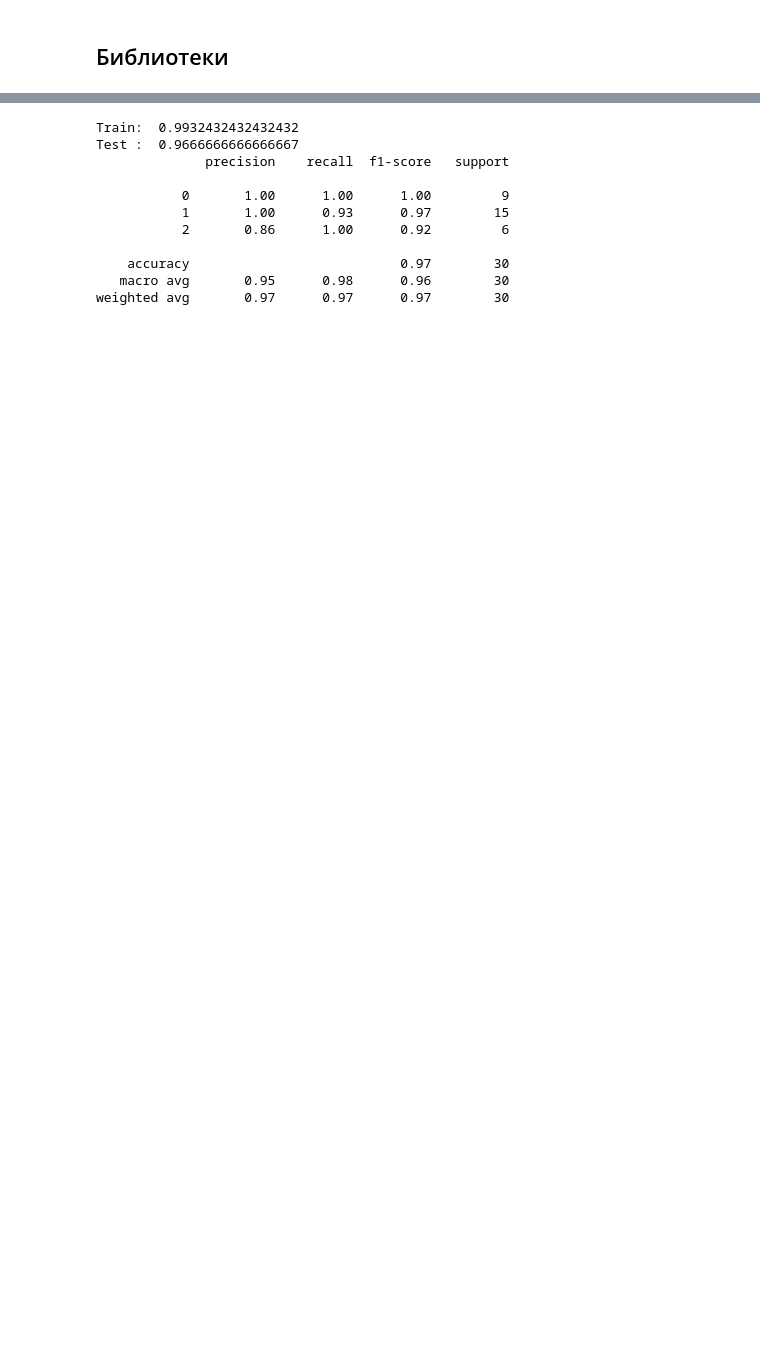
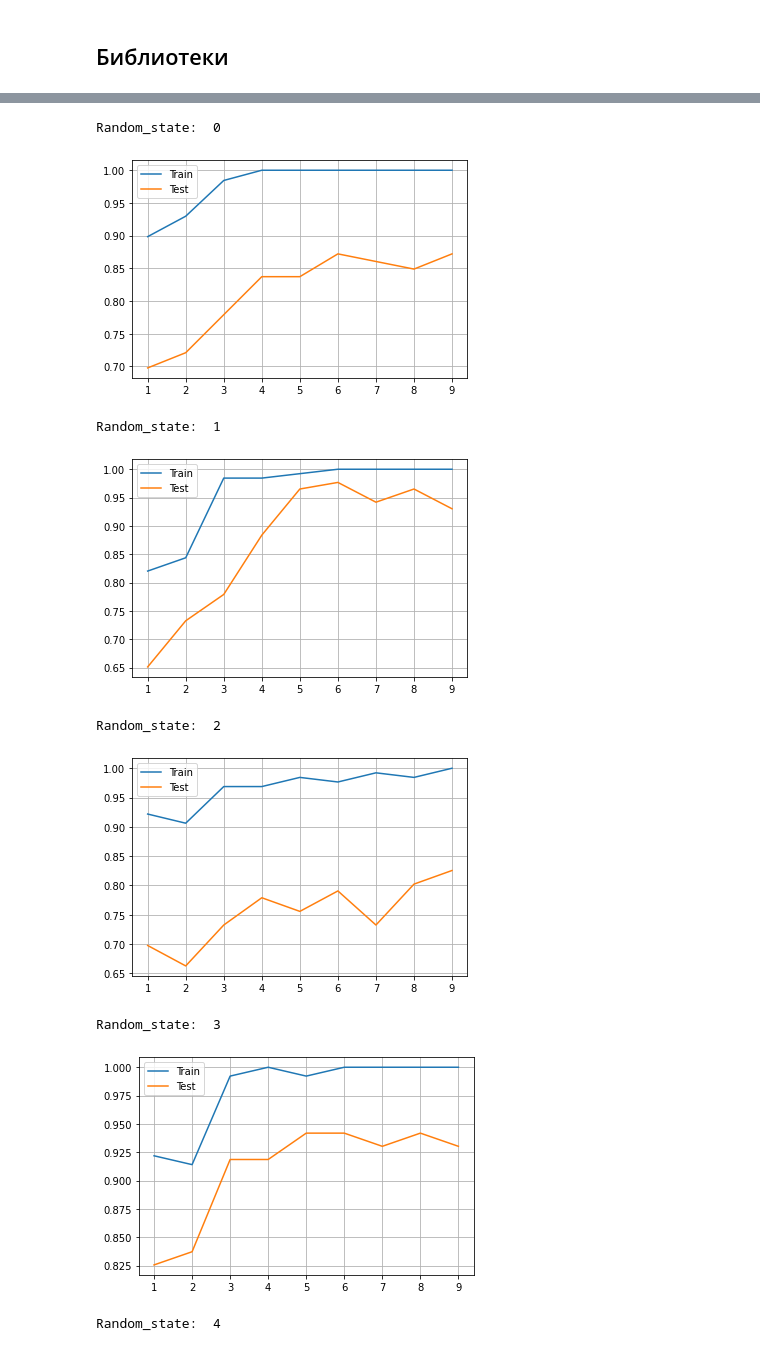
Before and after one commit to Dreammary0/Machine_learning, a Jupyter notebook: ММО 2022 - 2 Логические методы.ipynb, the cells around one changed output, grey strips where cells are left out. Cells and saved outputs as stored; diff of their text form; code cells hidden in the pictures; blank space fills up the shorter version.

```diff
--- a/ММО 2022 - 2 Логические методы.ipynb
+++ b/ММО 2022 - 2 Логические методы.ipynb
@@ -165,8 +198,12 @@ X_train, X_test, Y_train, Y_test = train_test_split(X, Y,
 # %%
 # Применение алгоритма классификации
 
-# Выбрать лучший критерии информативности: энтропийный (entroy) и Джини (gini)
-model = DecisionTreeClassifier(criterion='entropy', max_depth=4, random_state=0)
+X_train, X_test, Y_train, Y_test = train_test_split(X, Y,
+                                                    test_size = 0.4,   # Процент элементов в контрольной выборке
+                                                    random_state = 1)
+
+# Критерии информативности: энтропийный (entroy) и Джини (gini)
+model = RandomForestClassifier(criterion='entropy', n_estimators=6, max_features=9, random_state=0, max_depth=3)
 model.fit(X_train, Y_train)
 
 # Accuracy — доля правильных ответов алгоритма
@@ -211,38 +228,35 @@ X_train, X_test, Y_train, Y_test = train_test_split(X, Y,
-# %%
-# Применение алгоритма классификации
-
-# Критерии информативности: энтропийный (entroy) и Джини (gini)
-model = RandomForestClassifier(criterion='entropy', n_estimators=6,
-                               max_depth=2, random_state=0)
-model.fit(X_train, Y_train)
-
-# Accuracy — доля правильных ответов алгоритма
-print('Train: ', model.score(X_train, Y_train))
-print('Test : ', model.score(X_test, Y_test))
-print(classification_report(Y_test, model.predict(X_test)))
-# %% [output]
-Train:  0.9932432432432432
-Test :  0.9666666666666667
-              precision    recall  f1-score   support
-
-           0       1.00      1.00      1.00         9
-           1       1.00      0.93      0.97        15
-           2       0.86      1.00      0.92         6
-
-    accuracy                           0.97        30
-   macro avg       0.95      0.98      0.96        30
-weighted avg       0.97      0.97      0.97        30
 # %%
-# Зависимость результата от количества деревьев
+# Зависимость результата от количества деревьев на различных разбиениях
+for i in range(0,11):
+  X_train, X_test, Y_train, Y_test = train_test_split(X, Y,
+                                                    test_size = 0.40,   # Процент элементов в контрольной выборке
+                                                    random_state = i)  # Фиксация разбиения на обучение и контроль
+  models = []
+  scores_train = []
+  scores_test = []
+  n_estimators = list(range(1, 10))
 
-models = []
-scores_train = []
-scores_test = []
-n_estimators = list(range(1, 20))
-for estimators in n_estimators:
-    model = RandomForestClassifier(criterion='entropy', n_estimators=estimators,
-                                   random_state=0)
-    model.fit(X_train, Y_train)
-    models.append(model)
-    scores_test.append(model.score(X_test, Y_test))
-    scores_train.append(model.score(X_train, Y_train))
+  for estimators in n_estimators:
+      model = RandomForestClassifier(criterion='entropy', n_estimators=estimators, random_state=0)
+      model.fit(X_train, Y_train)
+      models.append(model)
+      scores_test.append(model.score(X_test, Y_test))
+      scores_train.append(model.score(X_train, Y_train))
+
+  print("Random_state: ", i)
+  plt.plot(n_estimators, scores_train, label='Train')
+  plt.plot(n_estimators, scores_test, label='Test')
+
+  plt.legend(loc='best')
+  plt.grid()
+  plt.show()
+# %% [output]
+Random_state:  0
+[figure, added]
+Random_state:  1
+[figure, added]
+Random_state:  2
+[figure, added]
+Random_state:  3
+[figure, added]
+Random_state:  4
```
Also changed, not shown: parts of 31 cells of this notebook, 2 other files.
